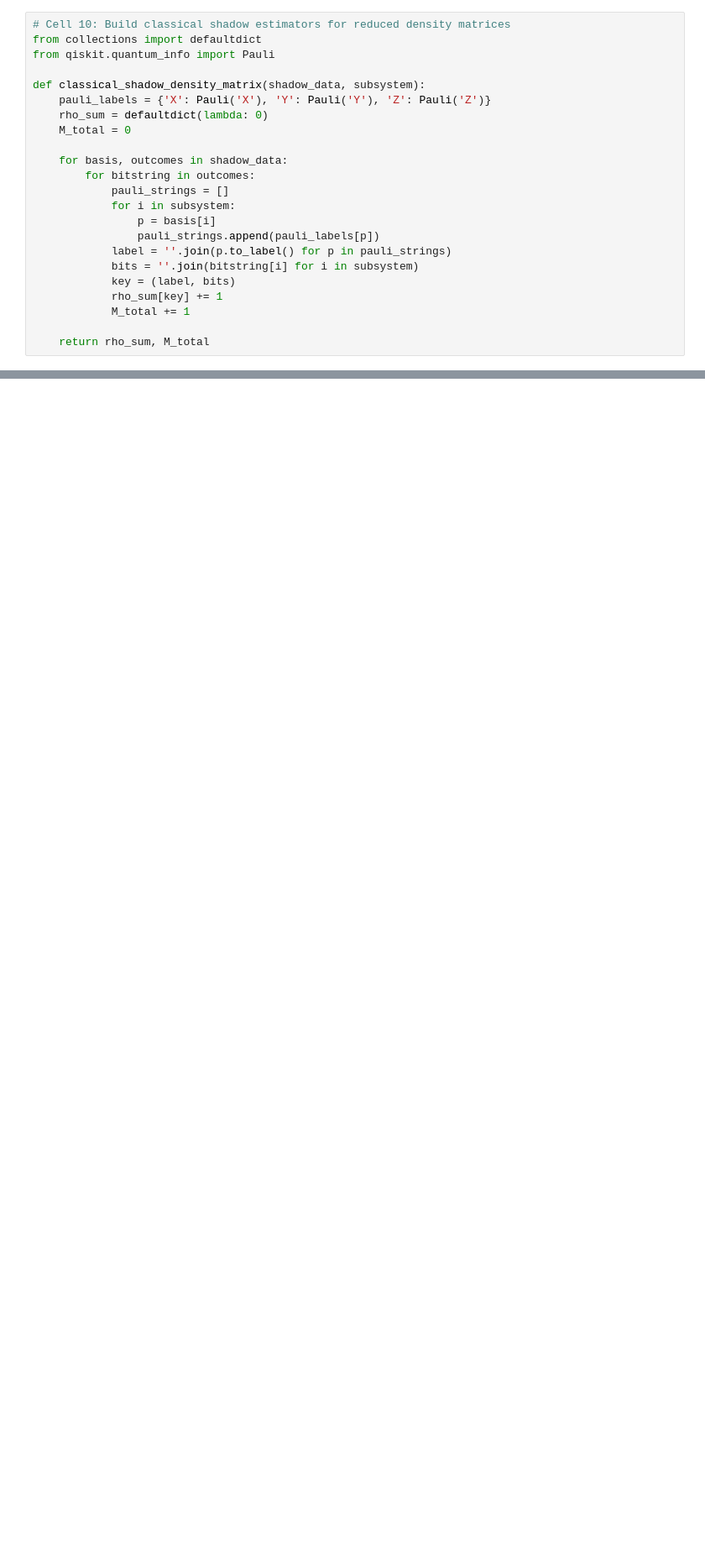
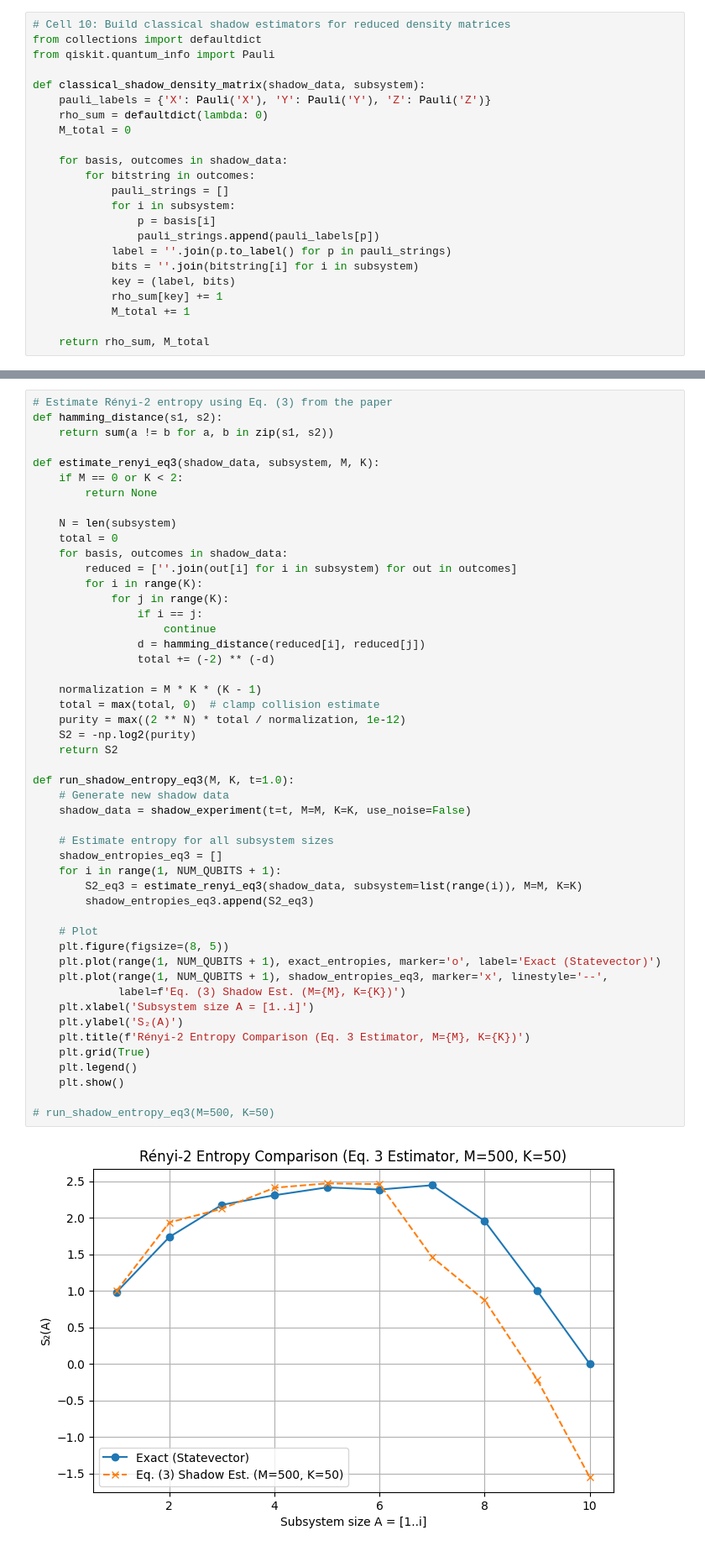
Before and after one commit to LI-SUJU/AQA_miniproject, a Jupyter notebook: AQA_miniproject.ipynb, the cells around one changed output, grey strips where cells are left out. Shown at 84% size. Drawn from its saved outputs; the diff is of its cells as text; blank space fills up the shorter version.

```diff
--- a/AQA_miniproject.ipynb
+++ b/AQA_miniproject.ipynb
@@ -191,0 +192,51 @@ plt.show()
+# %%
+# Estimate Rényi-2 entropy using Eq. (3) from the paper
+def hamming_distance(s1, s2):
+    return sum(a != b for a, b in zip(s1, s2))
+
+def estimate_renyi_eq3(shadow_data, subsystem, M, K):
+    if M == 0 or K < 2:
+        return None
+
+    N = len(subsystem)
+    total = 0
+    for basis, outcomes in shadow_data:
+        reduced = [''.join(out[i] for i in subsystem) for out in outcomes]
+        for i in range(K):
+            for j in range(K):
+                if i == j:
+                    continue
+                d = hamming_distance(reduced[i], reduced[j])
+                total += (-2) ** (-d)
+
+    normalization = M * K * (K - 1)
+    total = max(total, 0)  # clamp collision estimate
+    purity = max((2 ** N) * total / normalization, 1e-12)
+    S2 = -np.log2(purity)
+    return S2
+
+def run_shadow_entropy_eq3(M, K, t=1.0):
+    # Generate new shadow data
+    shadow_data = shadow_experiment(t=t, M=M, K=K, use_noise=False)
+
+    # Estimate entropy for all subsystem sizes
+    shadow_entropies_eq3 = []
+    for i in range(1, NUM_QUBITS + 1):
+        S2_eq3 = estimate_renyi_eq3(shadow_data, subsystem=list(range(i)), M=M, K=K)
+        shadow_entropies_eq3.append(S2_eq3)
+
+    # Plot
+    plt.figure(figsize=(8, 5))
+    plt.plot(range(1, NUM_QUBITS + 1), exact_entropies, marker='o', label='Exact (Statevector)')
+    plt.plot(range(1, NUM_QUBITS + 1), shadow_entropies_eq3, marker='x', linestyle='--',
+             label=f'Eq. (3) Shadow Est. (M={M}, K={K})')
+    plt.xlabel('Subsystem size A = [1..i]')
+    plt.ylabel('S₂(A)')
+    plt.title(f'Rényi-2 Entropy Comparison (Eq. 3 Estimator, M={M}, K={K})')
+    plt.grid(True)
+    plt.legend()
+    plt.show()
+
+# run_shadow_entropy_eq3(M=500, K=50)
+# %% [output]
+[figure, added]
```
Also changed, not shown: parts of 8 cells of this notebook, 1 other file.
